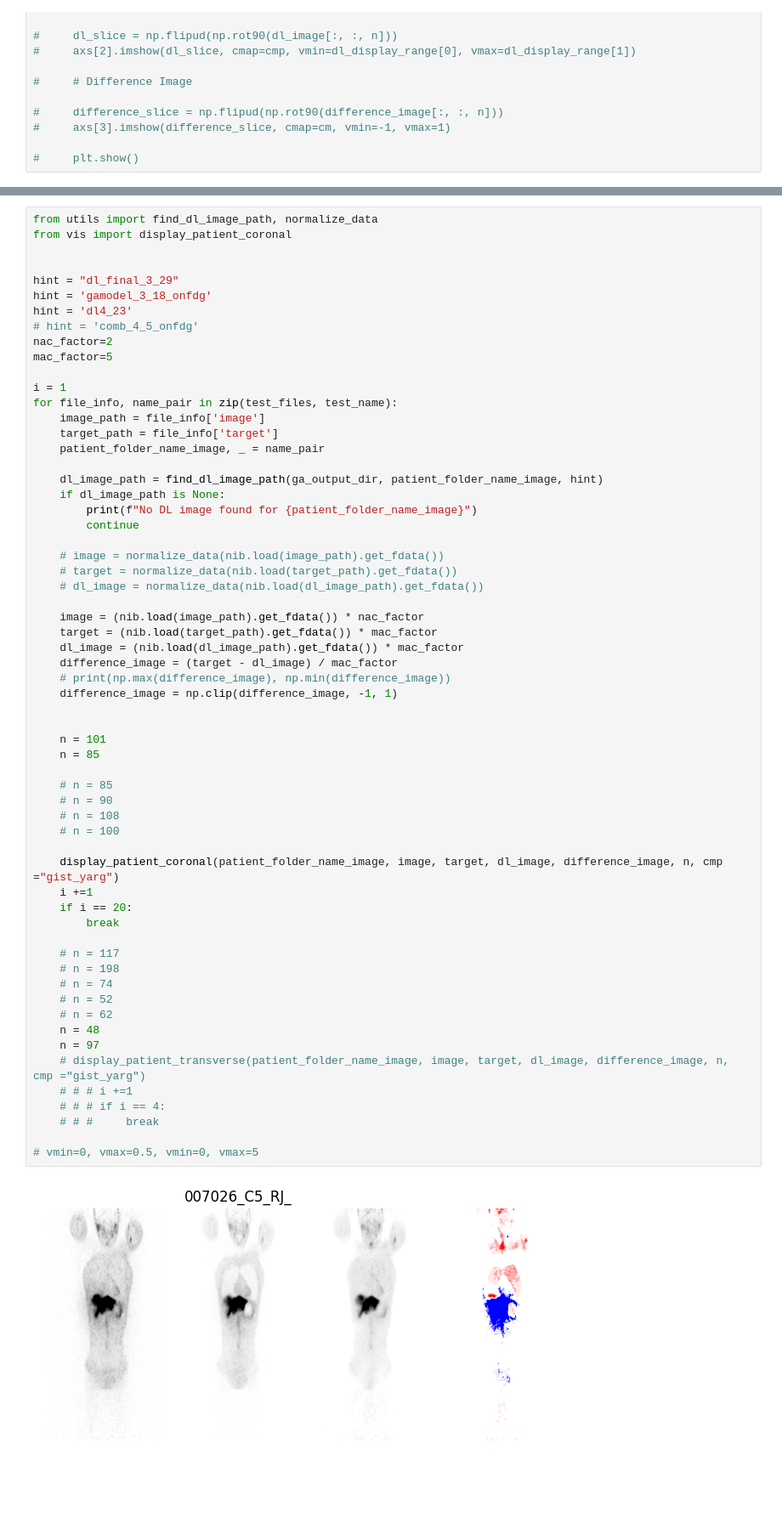
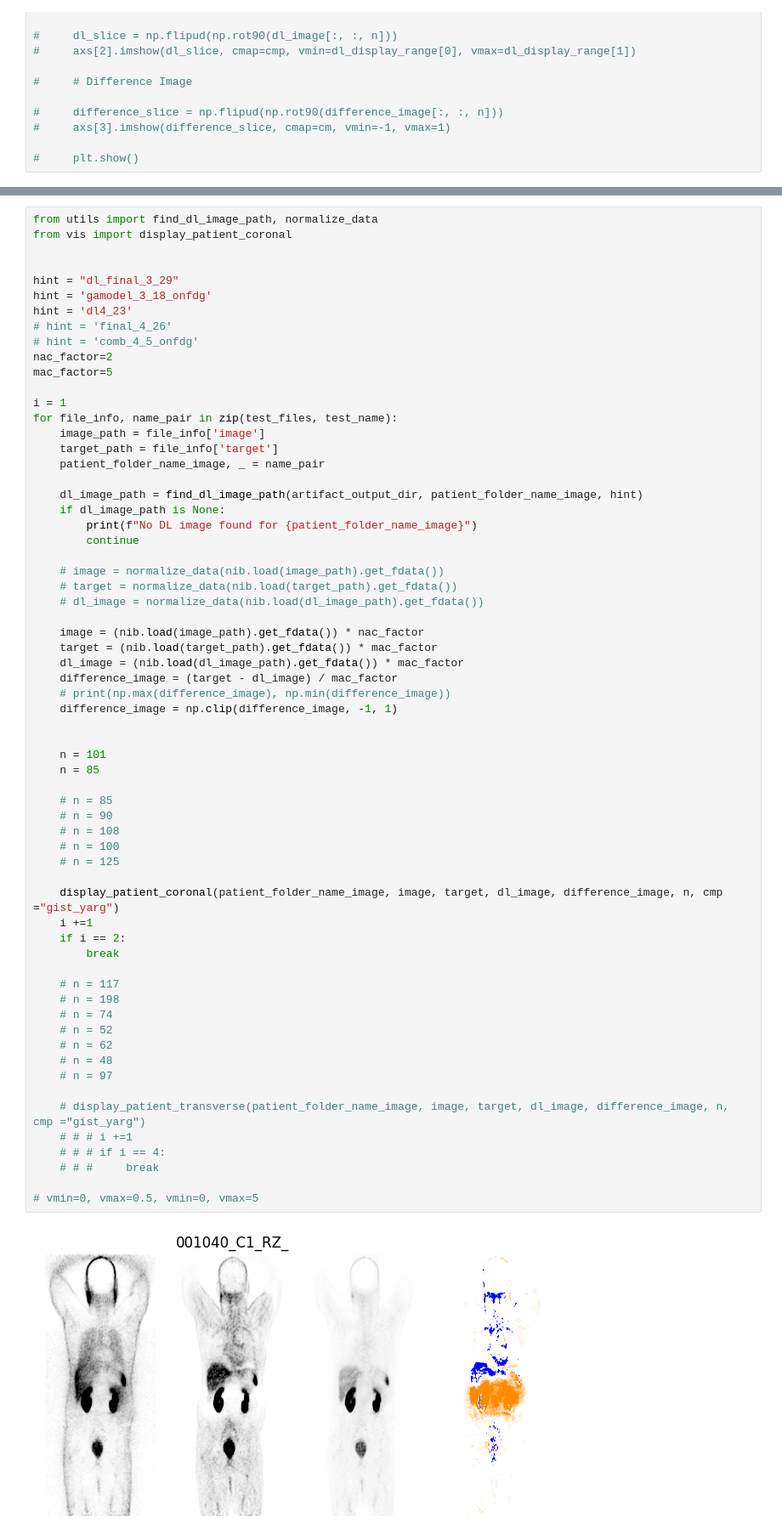
Before and after one commit to s-shahpouri/DL_PET, a Jupyter notebook: Inference_artifacts.ipynb, the cells around one changed output, grey strips where cells are left out. Shown at 85% size. Saved outputs shown, nothing was run; the diff lists cells and outputs as text; blank space fills up the shorter version.

```diff
--- a/Inference_artifacts.ipynb
+++ b/Inference_artifacts.ipynb
@@ -303,6 +299,7 @@ from vis import display_patient_coronal
 hint = "dl_final_3_29"
 hint = 'gamodel_3_18_onfdg'
 hint = 'dl4_23'
+# hint = 'final_4_26'
 # hint = 'comb_4_5_onfdg'
 nac_factor=2
 mac_factor=5
@@ -313,7 +310,7 @@ for file_info, name_pair in zip(test_files, test_name):
     target_path = file_info['target']
     patient_folder_name_image, _ = name_pair
 
-    dl_image_path = find_dl_image_path(ga_output_dir, patient_folder_name_image, hint)
+    dl_image_path = find_dl_image_path(artifact_output_dir, patient_folder_name_image, hint)
     if dl_image_path is None:
         print(f"No DL image found for {patient_folder_name_image}")
         continue
@@ -327,34 +324,36 @@ for file_info, name_pair in zip(test_files, test_name):
     dl_image = (nib.load(dl_image_path).get_fdata()) * mac_factor
     difference_image = (target - dl_image) / mac_factor
     # print(np.max(difference_image), np.min(difference_image))
     difference_image = np.clip(difference_image, -1, 1)
 
 
     n = 101
     n = 85
 
     # n = 85
     # n = 90
     # n = 108
     # n = 100
+    # n = 125
 
     display_patient_coronal(patient_folder_name_image, image, target, dl_image, difference_image, n, cmp ="gist_yarg")
     i +=1
-    if i == 20:
+    if i == 2:
         break
 
     # n = 117
     # n = 198
     # n = 74
     # n = 52
     # n = 62
-    n = 48
-    n = 97
+    # n = 48
+    # n = 97
+
     # display_patient_transverse(patient_folder_name_image, image, target, dl_image, difference_image, n, cmp ="gist_yarg")
     # # # i +=1
     # # # if i == 4:
     # # #     break
 
 # vmin=0, vmax=0.5, vmin=0, vmax=5
 # %% [output]
-[figure, old version]
+[figure, new version]
```
Also changed, not shown: parts of 10 cells of this notebook, 8 other files.
